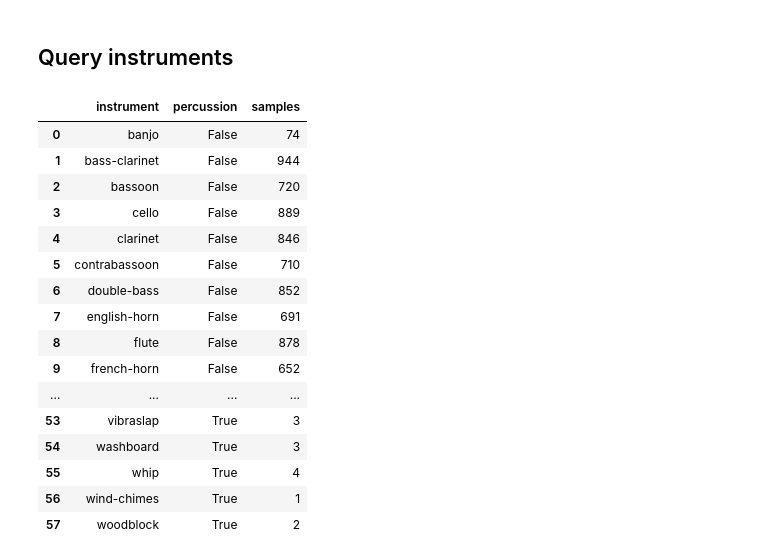
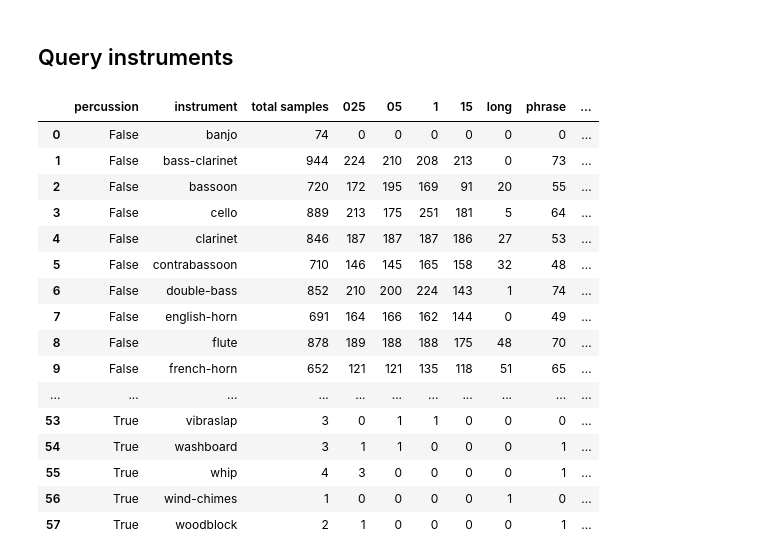
Before and after one commit to jurihock/philharmonia, a Jupyter notebook: notebooks/basics.ipynb, the cells around one changed output. Saved outputs shown, nothing was run; the diff lists cells and outputs as text; code cells hidden in the pictures.

```diff
--- a/notebooks/basics.ipynb
+++ b/notebooks/basics.ipynb
@@ -47,28 +47,38 @@ display.Audio(x, rate=sr)
 [figure]
 # %% [markdown]
 ## Query instruments
-# %%
-data.filter(['instrument', 'percussion']) \
-    .groupby(['instrument', 'percussion'])[['instrument']] \
-    .count() \
-    .rename(columns={'instrument': 'samples'}) \
-    .sort_values(['percussion', 'instrument']) \
-    .reset_index()
-# %% [output]
-|  | instrument | percussion | samples |
-| 0 | banjo | False | 74 |
-| 1 | bass-clarinet | False | 944 |
-| 2 | bassoon | False | 720 |
-| 3 | cello | False | 889 |
-| 4 | clarinet | False | 846 |
-| 5 | contrabassoon | False | 710 |
-| 6 | double-bass | False | 852 |
-| 7 | english-horn | False | 691 |
-| 8 | flute | False | 878 |
-| 9 | french-horn | False | 652 |
-| ... | ... | ... | ... |
-| 53 | vibraslap | True | 3 |
-| 54 | washboard | True | 3 |
-| 55 | whip | True | 4 |
-| 56 | wind-chimes | True | 1 |
-| 57 | woodblock | True | 2 |
+# %%
+lengths = data \
+    .filter(['instrument', 'length']) \
+    .groupby(['instrument', 'length'])['length'] \
+    .count() \
+    .unstack(level=1) \
+    .fillna(0) \
+    .astype(int) \
+    .reset_index()
+
+data.filter(['percussion', 'instrument']) \
+    .groupby(['percussion', 'instrument']) \
+    .agg(samples=('instrument', len)) \
+    .rename(columns={'samples': 'total samples'}) \
+    .sort_values(['percussion', 'instrument']) \
+    .reset_index() \
+    .merge(lengths, on='instrument')
+# %% [output]
+|  | percussion | instrument | total samples | 025 | 05 | 1 | 15 | long | phrase | ... |
+| 0 | False | banjo | 74 | 0 | 0 | 0 | 0 | 0 | 0 | ... |
+| 1 | False | bass-clarinet | 944 | 224 | 210 | 208 | 213 | 0 | 73 | ... |
+| 2 | False | bassoon | 720 | 172 | 195 | 169 | 91 | 20 | 55 | ... |
+| 3 | False | cello | 889 | 213 | 175 | 251 | 181 | 5 | 64 | ... |
+| 4 | False | clarinet | 846 | 187 | 187 | 187 | 186 | 27 | 53 | ... |
+| 5 | False | contrabassoon | 710 | 146 | 145 | 165 | 158 | 32 | 48 | ... |
+| 6 | False | double-bass | 852 | 210 | 200 | 224 | 143 | 1 | 74 | ... |
+| 7 | False | english-horn | 691 | 164 | 166 | 162 | 144 | 0 | 49 | ... |
+| 8 | False | flute | 878 | 189 | 188 | 188 | 175 | 48 | 70 | ... |
+| 9 | False | french-horn | 652 | 121 | 121 | 135 | 118 | 51 | 65 | ... |
+| ... | ... | ... | ... | ... | ... | ... | ... | ... | ... | ... |
+| 53 | True | vibraslap | 3 | 0 | 1 | 1 | 0 | 0 | 0 | ... |
+| 54 | True | washboard | 3 | 1 | 1 | 0 | 0 | 0 | 1 | ... |
+| 55 | True | whip | 4 | 3 | 0 | 0 | 0 | 0 | 1 | ... |
+| 56 | True | wind-chimes | 1 | 0 | 0 | 0 | 0 | 1 | 0 | ... |
+| 57 | True | woodblock | 2 | 1 | 0 | 0 | 0 | 0 | 1 | ... |
```
